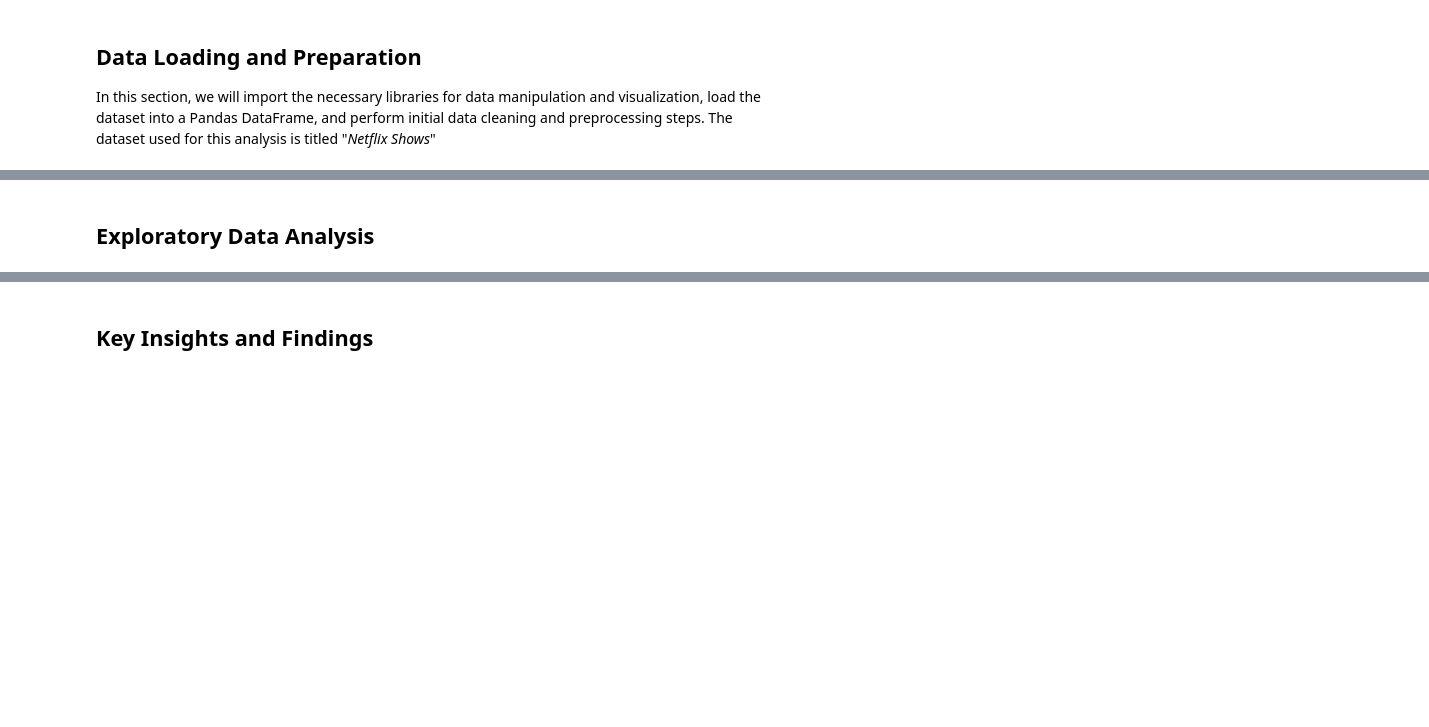
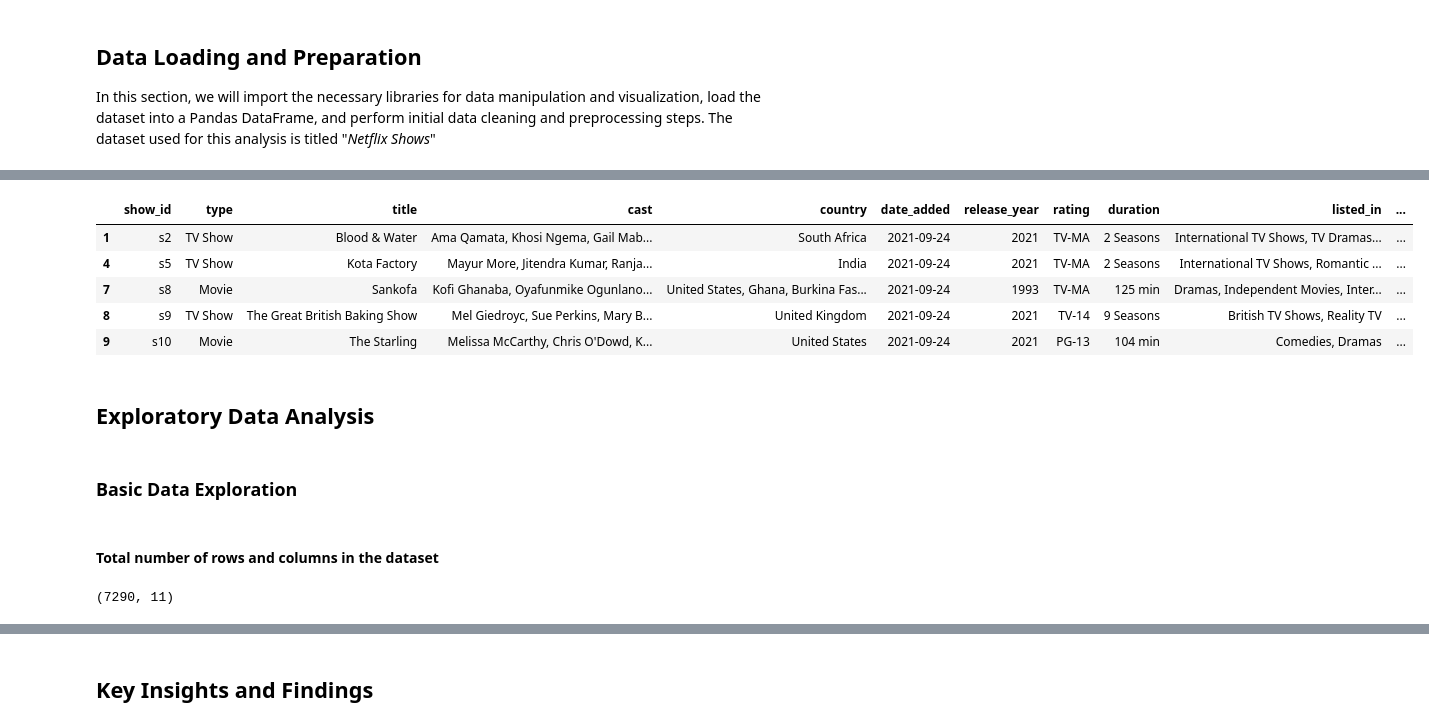
Before and after one commit to UUinc/exploratory-data-analysis-of-netflix-shows, a Jupyter notebook: exploratory-data-analysis-of-netflix-shows.ipynb, the cells around one changed output, grey strips where cells are left out. Drawn from its saved outputs; the diff is of its cells as text; code cells hidden in the pictures; blank space fills up the shorter version.

```diff
--- a/exploratory-data-analysis-of-netflix-shows.ipynb
+++ b/exploratory-data-analysis-of-netflix-shows.ipynb
@@ -24,0 +87,3 @@ df = pd.read_csv('/kaggle/input/netflix-shows/netflix_titles.csv')
+# %%
+df = df.drop(columns=['director'])
+df.isna().sum()
@@ -24,0 +105,8 @@ df = pd.read_csv('/kaggle/input/netflix-shows/netflix_titles.csv')
+# %%
+df = df.dropna(axis=0, subset=['duration'])
+df = df.dropna(axis=0, subset=['rating'])
+df = df.dropna(axis=0, subset=['date_added'])
+df = df.dropna(axis=0, subset=['country'])
+df = df.dropna(axis=0, subset=['cast'])
+
+df.isna().sum()
@@ -25,2 +130,20 @@ df = pd.read_csv('/kaggle/input/netflix-shows/netflix_titles.csv')
+# %%
+df['date_added'] = pd.to_datetime(df['date_added'].str.strip(), format='%B %d, %Y').dt.strftime('%Y-%m-%d')
+df.head()
+# %% [output]
+|  | show_id | type | title | cast | country | date_added | release_year | rating | duration | listed_in | ... |
+| 1 | s2 | TV Show | Blood & Water | Ama Qamata, Khosi Ngema, Gail Mab... | South Africa | 2021-09-24 | 2021 | TV-MA | 2 Seasons | International TV Shows, TV Dramas... | ... |
+| 4 | s5 | TV Show | Kota Factory | Mayur More, Jitendra Kumar, Ranja... | India | 2021-09-24 | 2021 | TV-MA | 2 Seasons | International TV Shows, Romantic ... | ... |
+| 7 | s8 | Movie | Sankofa | Kofi Ghanaba, Oyafunmike Ogunlano... | United States, Ghana, Burkina Fas... | 2021-09-24 | 1993 | TV-MA | 125 min | Dramas, Independent Movies, Inter... | ... |
+| 8 | s9 | TV Show | The Great British Baking Show | Mel Giedroyc, Sue Perkins, Mary B... | United Kingdom | 2021-09-24 | 2021 | TV-14 | 9 Seasons | British TV Shows, Reality TV | ... |
+| 9 | s10 | Movie | The Starling | Melissa McCarthy, Chris O'Dowd, K... | United States | 2021-09-24 | 2021 | PG-13 | 104 min | Comedies, Dramas | ... |
 # %% [markdown]
 ## **Exploratory Data Analysis**
+# %% [markdown]
+### Basic Data Exploration
+# %% [markdown]
+#### Total number of rows and columns in the dataset
+# %%
+df.shape
+# %% [output]
+(7290, 11)
```
Also changed, not shown: parts of 21 cells of this notebook.
